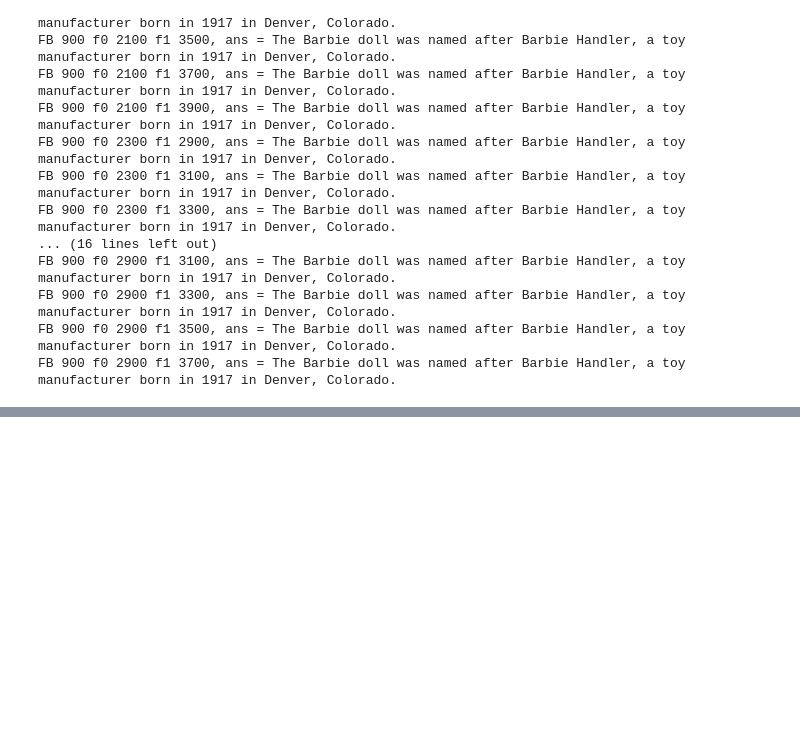
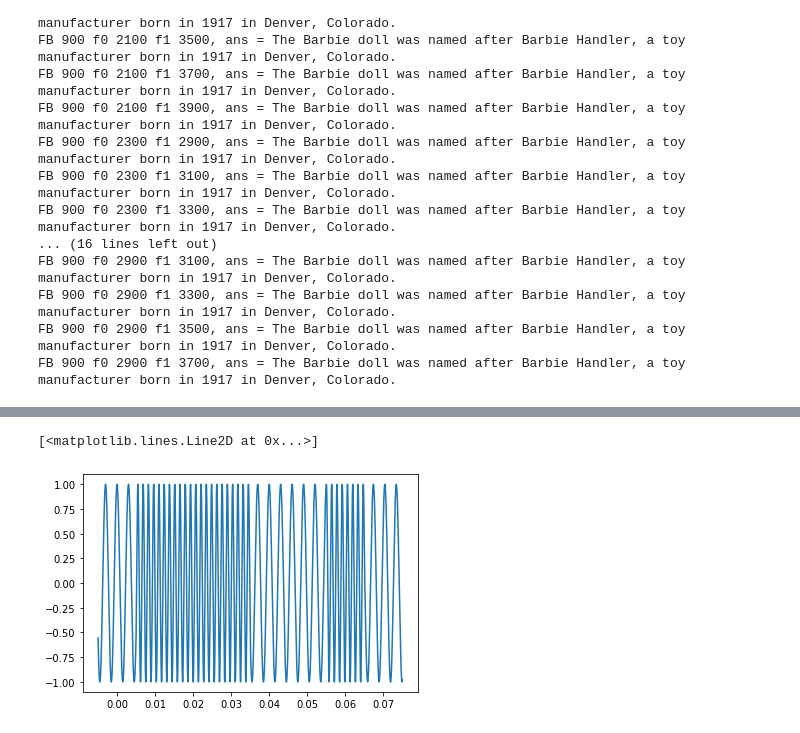
Before and after one commit to rafaelmcam/PeterMathysCommunicationsLab, a Jupyter notebook: Lab8/Lab8.ipynb, the cells around one changed output, grey strips where cells are left out. Saved outputs shown, nothing was run; the diff lists cells and outputs as text; code cells hidden in the pictures; blank space fills up the shorter version.

```diff
--- a/Lab8/Lab8.ipynb
+++ b/Lab8/Lab8.ipynb
@@ -909,0 +1034,5 @@ FB 900 f0 2900 f1 3700, ans = The Barbie doll was named after Barbie Handler, a
+# %%
+plt.plot(tt, v)
+# %% [output]
+[<matplotlib.lines.Line2D at 0x...>]
+[figure, added]
```
Also changed, not shown: parts of 66 cells of this notebook, 1 other file.
